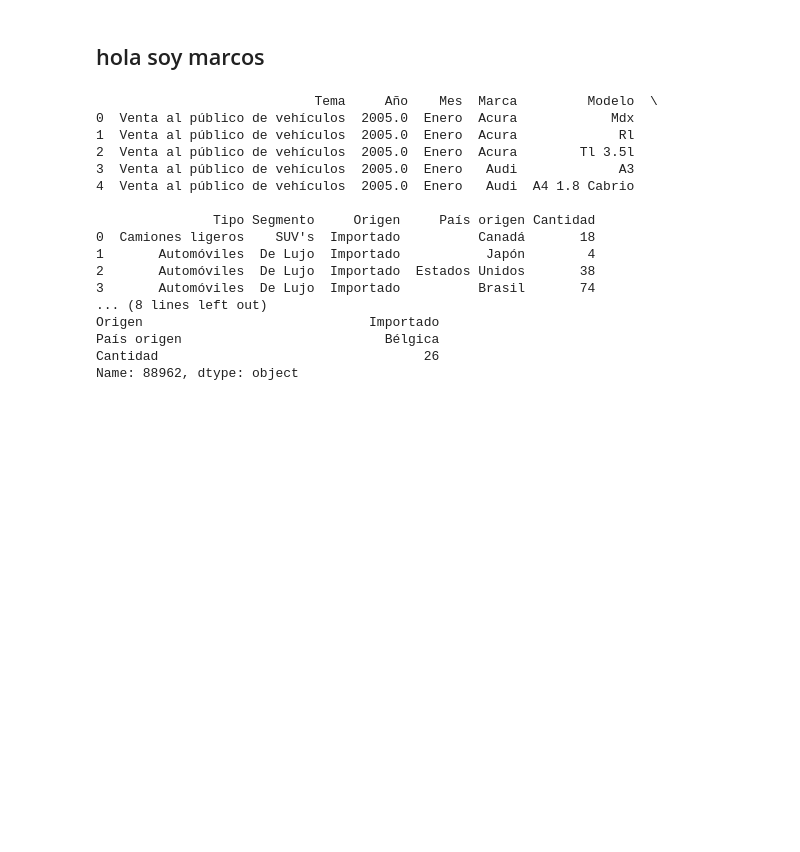
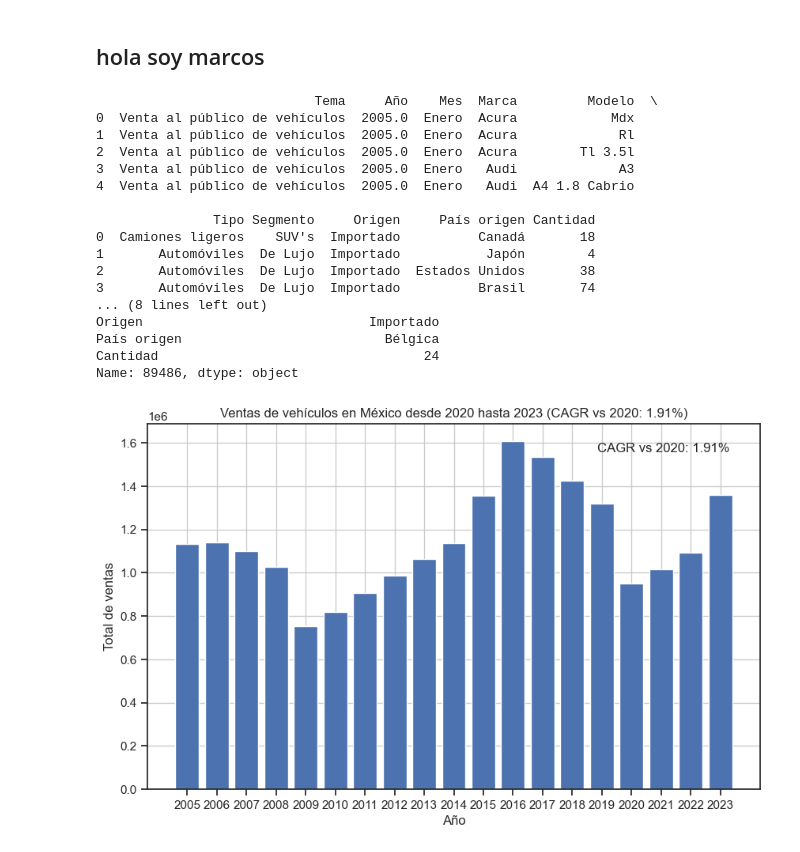
Before and after one commit to AngelesVillagrana/Project-1, a Jupyter notebook: Project-1-Car-Sales.ipynb, the cells around one changed output. Saved outputs shown, nothing was run; the diff lists cells and outputs as text; code cells hidden in the pictures; blank space fills up the shorter version.

```diff
--- a/Project-1-Car-Sales.ipynb
+++ b/Project-1-Car-Sales.ipynb
@@ -7,14 +7,16 @@ import matplotlib.pyplot as plt
 import pandas as pd
 import scipy.stats as sem
 import numpy as np
+import seaborn as sns
 
 # URL del archivo Excel
 url_InegiCars = "https://www.inegi.org.mx/contenidos/datosprimarios/iavl/tabulados/8_Ventas_serie.xlsx"
 
 # Leer el archivo Excel desde la URL, comenzando desde la 6ta fila ya que en la quinta están los títulos y la última fila solo es para saber dónde acaba el data set.
-df_CarsMex = pd.read_excel(url, header=5)  )
+df_CarsMex = pd.read_excel(url_InegiCars, header=5)
 ultima_fila = df_CarsMex.iloc[-5]
 
+df_CarsMex = df_CarsMex[df_CarsMex['Año'] <= 2023]
 # Prueba de funionamiento Mostrar las primeras 5 filas del DataFrame
 print(df_CarsMex.head())
 print(ultima_fila)
@@ -34,5 +36,47 @@ print(ultima_fila)
 ... (8 lines left out)
 Origen                             Importado
 País origen                          Bélgica
-Cantidad                                  26
-Name: 88962, dtype: object
+Cantidad                                  24
+Name: 89486, dtype: object
+# %%
+
+# Leer el archivo Excel desde la URL, comenzando desde la 6ta fila ya que en la quinta están los títulos y la última fila solo es para saber dónde acaba el data set.
+df_CarsMex = pd.read_excel(url_InegiCars, header=5)
+
+# Convertir la columna 'Cantidad' a tipo numérico
+df_CarsMex['Cantidad'] = pd.to_numeric(df_CarsMex['Cantidad'], errors='coerce')
+
+# Eliminar filas con valores NaN en la columna 'Cantidad'
+df_CarsMex = df_CarsMex.dropna(subset=['Cantidad'])
+
+# Convertir el año a tipo int para facilitar la visualización
+df_CarsMex['Año'] = df_CarsMex['Año'].astype(int)
+
+# Filtrar los datos hasta el año 2023
+df_CarsMex = df_CarsMex[df_CarsMex['Año'] <= 2023]
+
+# Agrupar los datos por año y calcular la cantidad total para cada año
+growth_data = df_CarsMex.groupby('Año')['Cantidad'].sum().reset_index()
+
+# Calcular el Compound Annual Growth Rate (CAGR) con respecto a 2020
+initial_value = growth_data[growth_data['Año'] == 2020]['Cantidad'].iloc[0]
+final_value = growth_data['Cantidad'].iloc[-1]
+num_years = growth_data['Año'].iloc[-1] - growth_data['Año'].iloc[0] + 1
+cagr = (final_value / initial_value) ** (1 / num_years) - 1
+
+# Graficar la cantidad de ventas de vehículos a través del tiempo desde 2018 hasta 2023
+plt.figure(figsize=(10, 6))
+plt.bar(growth_data['Año'], growth_data['Cantidad'], color='b')
+plt.title('Ventas de vehículos en México desde 2020 hasta 2023 (CAGR vs 2020: {:.2%})'.format(cagr))
+plt.xlabel('Año')
+plt.ylabel('Total de ventas')
+plt.grid(True)
+plt.xticks(growth_data['Año'])  # Asegurarse de que los ticks del eje x sean los años
+
+# Agregar texto con el CAGR en la parte superior derecha del gráfico
+plt.text(0.95, 0.95, 'CAGR vs 2020: {:.2%}'.format(cagr), transform=plt.gca().transAxes,
+         verticalalignment='top', horizontalalignment='right', fontsize=12)
+
+plt.show()
+# %% [output]
+[figure, added]
```
Also changed, not shown: parts of 13 cells of this notebook.
